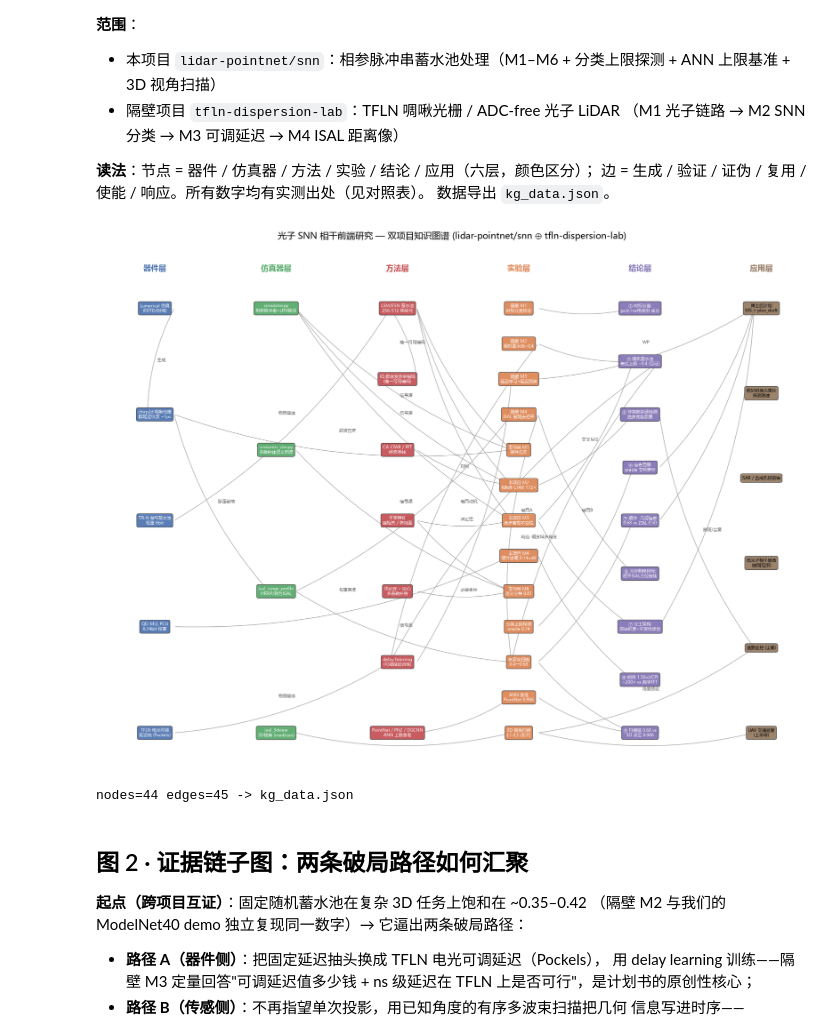
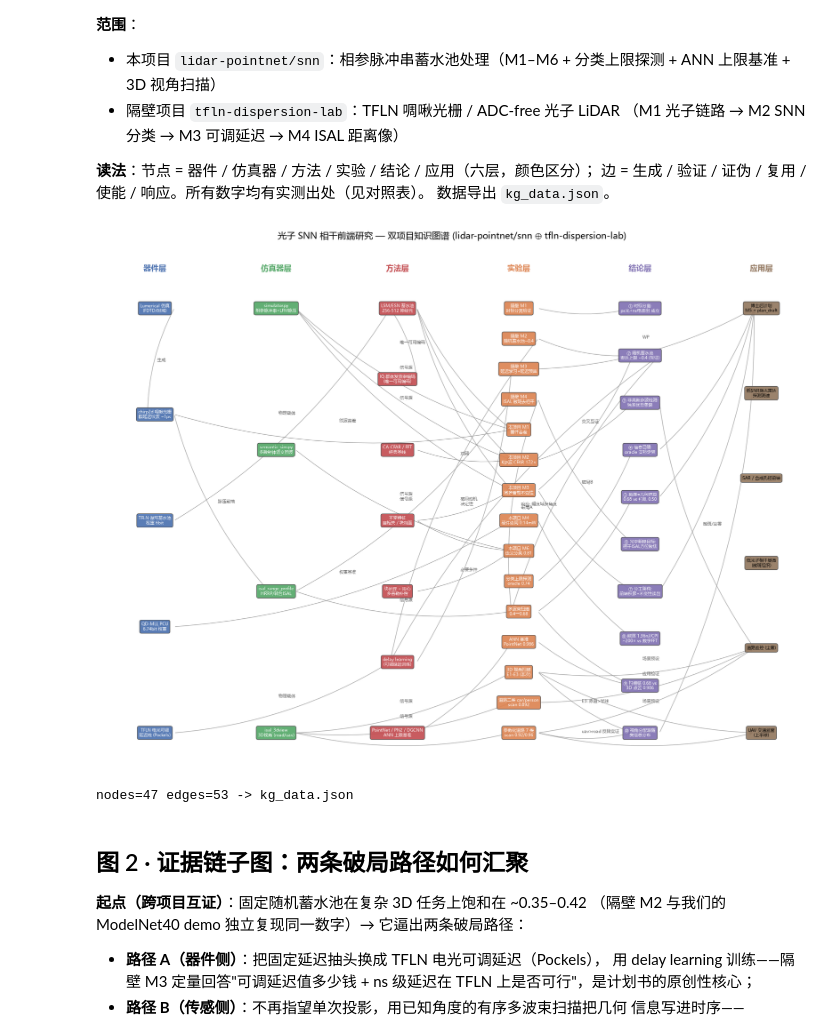
Before and after one commit to Zengyi-Xu/LiDarSim, a Jupyter notebook: snn/notebooks/knowledge_graph.ipynb, the cells around one changed output. Cells and saved outputs as stored; diff of their text form; code cells hidden in the pictures.

```diff
--- a/snn/notebooks/knowledge_graph.ipynb
+++ b/snn/notebooks/knowledge_graph.ipynb
@@ -53,6 +53,8 @@ NODES = [
     ("p_sc", "多波束扫描\n0.4→0.68", 3),
     ("p_ann","ANN 基准\nPointNet 0.986", 3),
     ("p_3d", "3D 视角扫描\nE1-E3 (本次)", 3),
+    ("p_rd", "道路二类 car/person\nscan 0.892", 3),
+    ("p_rv", "参数化道路 7 类\nscan 0.92/0.96", 3),
     ("c_ts", "① 时标分离:\nps光+ns电读出 成立", 4),
     ("c_cap","② 随机蓄水池\n表达上限 ~0.4 (互证)", 4),
     ("c_ng", "③ 非高斯杂波检测:\n独家优势象限", 4),
@@ -62,6 +64,7 @@ NODES = [
     ("c_dv", "⑦ 分工架构:\n前端积累+不变性读出", 4),
     ("c_en", "⑧ 能效 1.36nJ/CPI\n~200× vs 数字FFT", 4),
     ("c_gap","⑨ 扫描链 0.68 vs\n3D 点云 0.986", 4),
+    ("c_vw", "⑩ 视角分配跟随\n类信息分布", 4),
     ("a_plan","博士后计划\nM5 + plan_draft", 5),
     ("a_lid", "低SNR激光雷达\n探测测速", 5),
     ("a_sar", "SAR / 合成孔径前端", 5),
@@ -87,6 +90,11 @@ EDGES = [
     ("p_3d","a_uav","场景预设"), ("c_cap","m_dly","破局A"), ("c_cap","p_sc","破局B"),
     ("c_dv","a_plan",""), ("c_ng","a_rd","散斑/尘雾"), ("t_m3","a_plan","WP"),
     ("c_inf","a_plan",""), ("c_ord","a_plan",""),
+    ("sim_3dv","p_rd","信号源"), ("sim_3dv","p_rv","信号源"),
+    ("p_3d","c_vw","E3: 赤道>半球"),
+    ("p_rv","c_vw","uav>road 反转实证"),
+    ("p_rd","a_rd","应用验证"), ("p_rv","a_rd","0.92"), ("p_rv","a_uav","0.96"),
+    ("c_vw","a_plan",""),
 ]
 idx = {n[0]: i for i, n in enumerate(NODES)}
 # 自动布局: 层内均分 y
@@ -100,35 +108,35 @@ for col, ids in per_col.items():
         pos[nid] = (col * 1.0, y)
 
 fig, ax = plt.subplots(figsize=(17, 13))
 for s, d, rel in EDGES:
     x0, y0 = pos[s]; x1, y1 = pos[d]
     ax.annotate("", xy=(x1 - 0.06, y1), xytext=(x0 + 0.16, y0),
                 arrowprops=dict(arrowstyle="-|>", color="0.55", lw=1.0, alpha=0.75,
                                 connectionstyle="arc3,rad=0.12"))
     if rel:
         xm, ym = (x0 + x1) / 2, (y0 + y1) / 2
         ax.text(xm + 0.02, ym, rel, fontsize=7, color="0.35", style="italic")
 for nid, lab, col in NODES:
     x, y = pos[nid]
     ax.text(x, y, lab, fontsize=7.5, ha="center", va="center",
             bbox=dict(boxstyle="round,pad=0.42", fc=COLC[col], ec="0.3", alpha=0.92),
             color="w" if col != 5 else "k")
 for c in range(6):
     ax.text(c, 1.03, COLS[c], fontsize=13, ha="center", fontweight="bold",
             color=COLC[c])
 ax.set_xlim(-0.45, 5.35); ax.set_ylim(-0.02, 1.08); ax.axis("off")
 ax.set_title("光子 SNN 相干前端研究 — 双项目知识图谱 (lidar-pointnet/snn ⊕ tfln-dispersion-lab)",
              fontsize=15, pad=14)
 plt.tight_layout(); plt.show()
 
 json.dump({"nodes": [{"id": n, "label": l, "layer": COLS[c]} for n, l, c in NODES],
            "edges": [{"src": s, "dst": d, "relation": r} for s, d, r in EDGES]},
           open(Path("kg_data.json"), "w", encoding="utf-8"),
           ensure_ascii=False, indent=2)
 print("nodes=%d edges=%d -> kg_data.json" % (len(NODES), len(EDGES)))
 # %% [output]
-[figure, old version]
+[figure, new version]
-nodes=44 edges=45 -> kg_data.json
+nodes=47 edges=53 -> kg_data.json
 # %% [markdown]
 ## 图 2 · 证据链子图：两条破局路径如何汇聚
 
```
Also changed, not shown: parts of 1 cell of this notebook, 9 other files.
